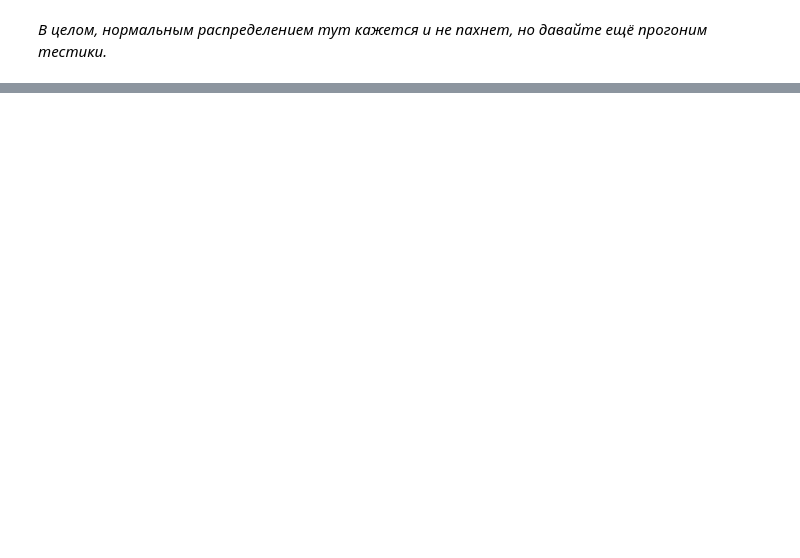
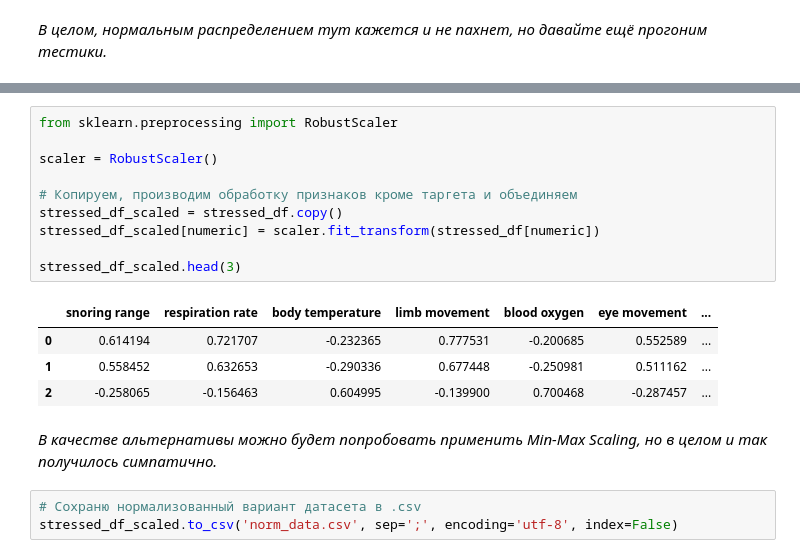
Before and after one commit to ealennikova/ABD-PRJ-25-29, a Jupyter notebook: Checkpoint 3/ hypotheses.ipynb, the cells around one changed output, grey strips where cells are left out. Cells and saved outputs as stored; diff of their text form; blank space fills up the shorter version.

Commit message:
Improved normal distribution testing and normalized data (csv available).

```diff
--- a/Checkpoint 3/ hypotheses.ipynb
+++ b/Checkpoint 3/ hypotheses.ipynb
@@ -665,0 +694,20 @@ for col in numeric:
+# %%
+from sklearn.preprocessing import RobustScaler
+
+scaler = RobustScaler()
+
+# Копируем, производим обработку признаков кроме таргета и объединяем
+stressed_df_scaled = stressed_df.copy()
+stressed_df_scaled[numeric] = scaler.fit_transform(stressed_df[numeric])
+
+stressed_df_scaled.head(3)
+# %% [output]
+|  | snoring range | respiration rate | body temperature | limb movement | blood oxygen | eye movement | ... |
+| 0 | 0.614194 | 0.721707 | -0.232365 | 0.777531 | -0.200685 | 0.552589 | ... |
+| 1 | 0.558452 | 0.632653 | -0.290336 | 0.677448 | -0.250981 | 0.511162 | ... |
+| 2 | -0.258065 | -0.156463 | 0.604995 | -0.139900 | 0.700468 | -0.287457 | ... |
+# %% [markdown]
+*В качестве альтернативы можно будет попробовать применить Min-Max Scaling, но в целом и так получилось симпатично.*
+# %%
+# Сохраню нормализованный вариант датасета в .csv
+stressed_df_scaled.to_csv('norm_data.csv', sep=';', encoding='utf-8', index=False)
```
Also changed, not shown: parts of 6 cells of this notebook, 1 other file.
